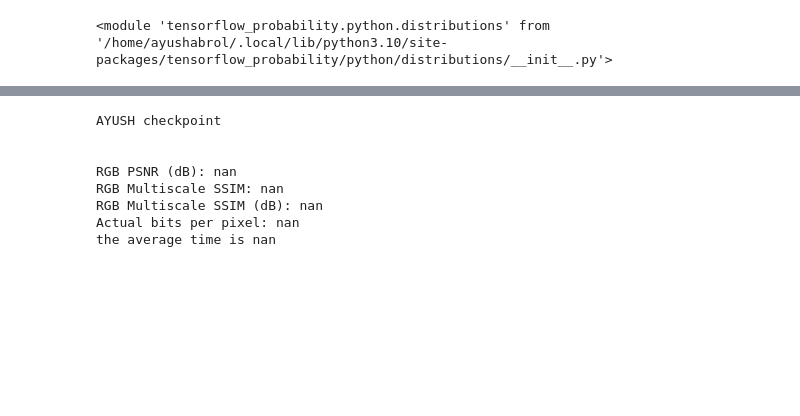
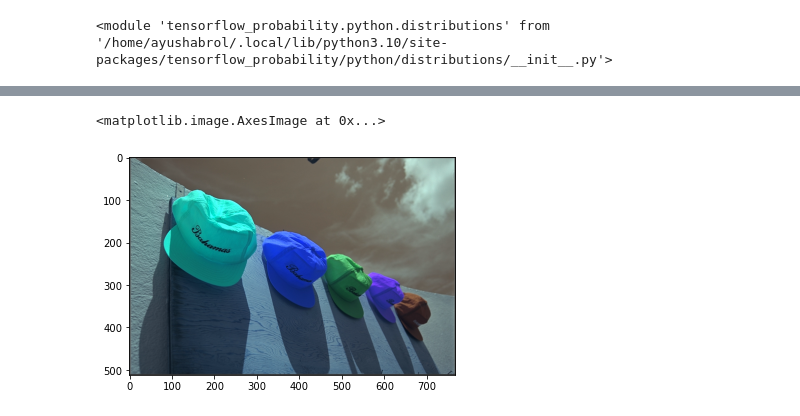
Before and after one commit to ayushabrol13/Asymmetric-Learned-Image-Compression-with-Multi-Scale-Residual-Block, a Jupyter notebook: main.ipynb, the cells around one changed output, grey strips where cells are left out. Saved outputs shown, nothing was run; the diff lists cells and outputs as text; code cells hidden in the pictures; blank space fills up the shorter version.

Commit message:
image compression files update

```diff
--- a/main.ipynb
+++ b/main.ipynb
@@ -1095,11 +1016,10 @@ def decoder_main():
-# %%
-endcoder_main()
-# %% [output]
-AYUSH checkpoint
-
-
-RGB PSNR (dB): nan
-RGB Multiscale SSIM: nan
-RGB Multiscale SSIM (dB): nan
-Actual bits per pixel: nan
-the average time is nan
+# %%
+path_original_image = "./kodak/kodim03.png"
+path_recon_image = "./output/reconstructed_kodak/kodim03.png"
+original_image = cv2.imread("./kodak/kodim03.png")
+recon_image = cv2.imread("./output/reconstructed_kodak/kodim03.png")
+# %%
+plt.imshow(original_image)
+# %% [output]
+<matplotlib.image.AxesImage at 0x...>
+[figure, added]
```
Also changed, not shown: parts of 55 cells of this notebook, 1 other file.
